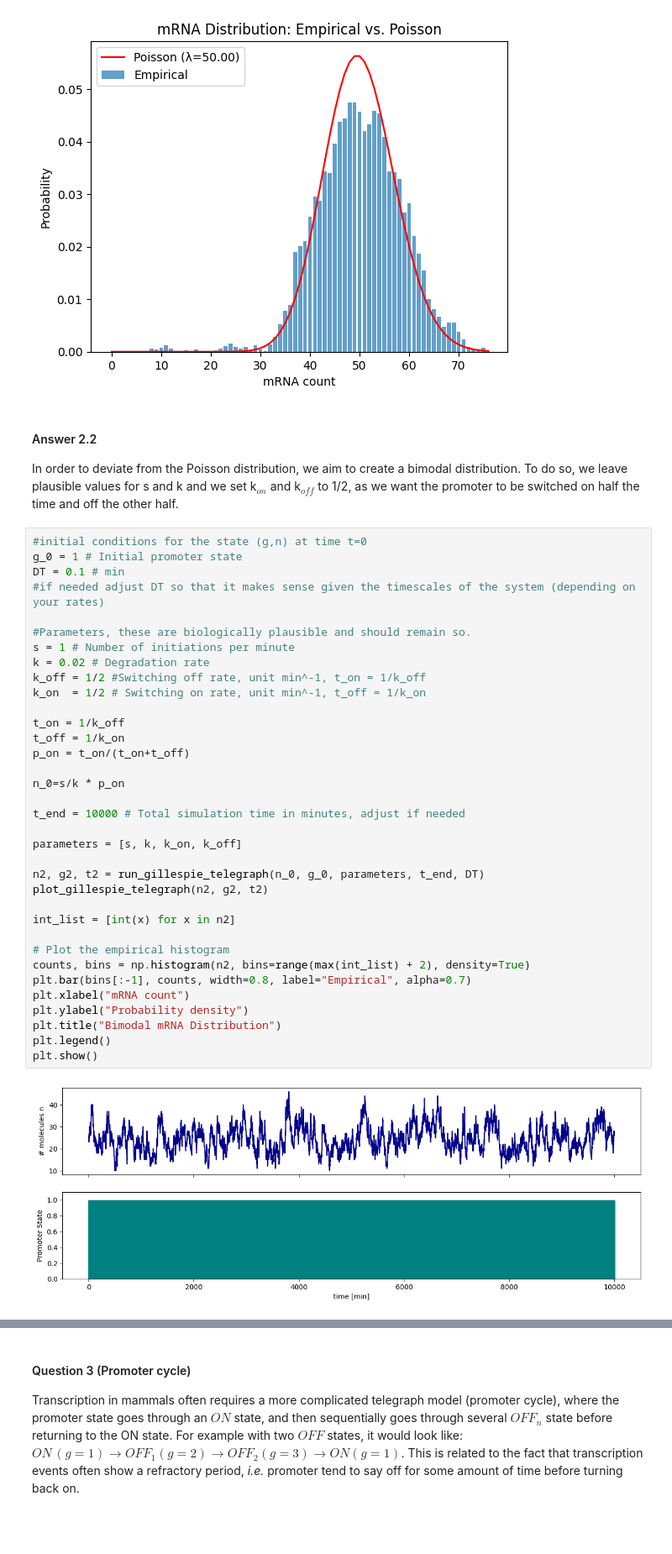
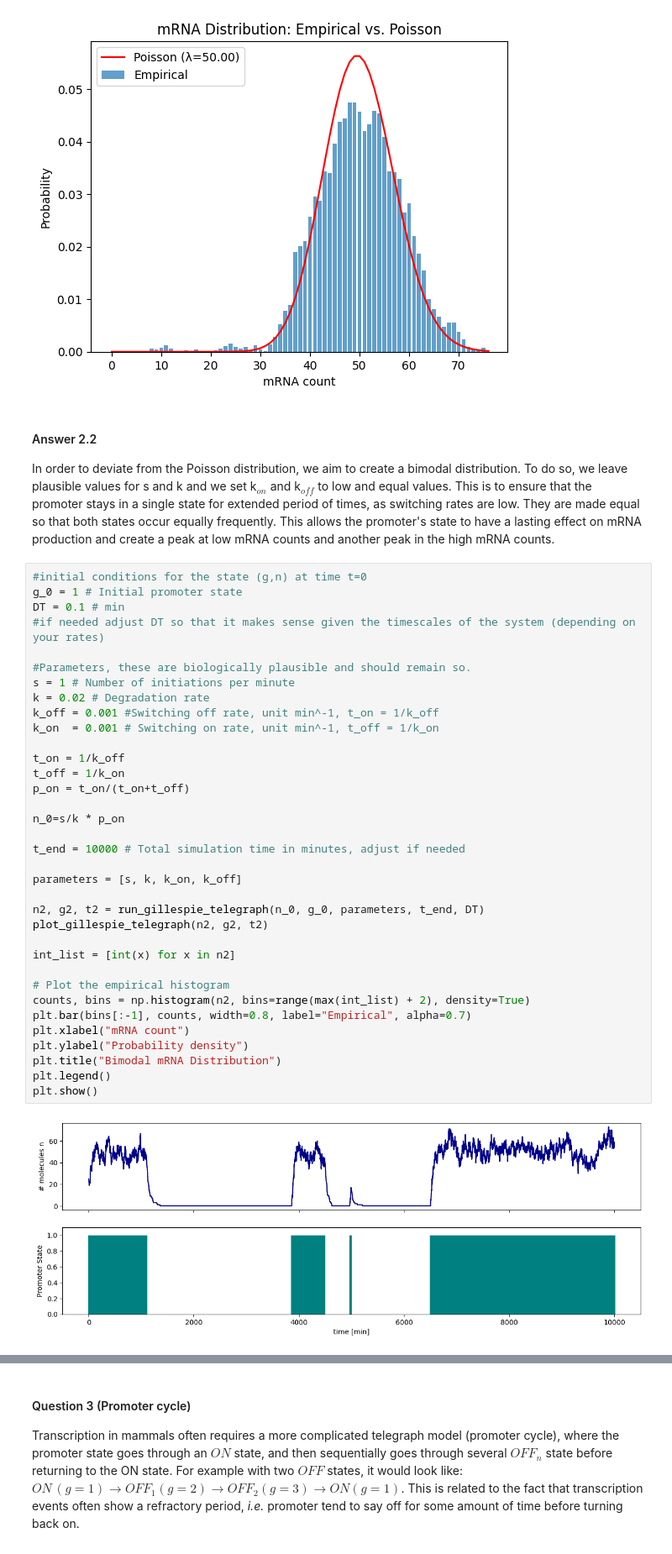
Before and after one commit to NicolasDugave/G2F-ex3, a Jupyter notebook: Exercise_Week10_11_A_Exercises_Maria.ipynb, the cells around one changed output, grey strips where cells are left out. Shown at 84% size. Saved outputs shown, nothing was run; the diff lists cells and outputs as text; blank space fills up the shorter version.

```diff
--- a/Exercise_Week10_11_A_Exercises_Maria.ipynb
+++ b/Exercise_Week10_11_A_Exercises_Maria.ipynb
@@ -425,7 +425,7 @@ plt.show()
 # %% [markdown]
 #### Answer 2.2
 
-In order to deviate from the Poisson distribution, we aim to create a bimodal distribution. To do so, we leave plausible values for s and k and we set k$_{on}$ and k$_{off}$ to 1/2, as we want the promoter to be switched on half the time and off the other half.
+In order to deviate from the Poisson distribution, we aim to create a bimodal distribution. To do so, we leave plausible values for s and k and we set k$_{on}$ and k$_{off}$ to low and equal values. This is to ensure that the promoter stays in a single state for extended period of times, as switching rates are low. They are made equal so that both states occur equally frequently. This allows the promoter's state to have a lasting effect on mRNA production and create a peak at low mRNA counts and another peak in the high mRNA counts.
 # %%
 #initial conditions for the state (g,n) at time t=0
 g_0 = 1 # Initial promoter state
@@ -433,33 +433,33 @@ DT = 0.1 # min
 #if needed adjust DT so that it makes sense given the timescales of the system (depending on your rates)
 
 #Parameters, these are biologically plausible and should remain so.
 s = 1 # Number of initiations per minute
 k = 0.02 # Degradation rate
-k_off = 1/2 #Switching off rate, unit min^-1, t_on = 1/k_off
-k_on  = 1/2 # Switching on rate, unit min^-1, t_off = 1/k_on
+k_off = 0.001 #Switching off rate, unit min^-1, t_on = 1/k_off
+k_on  = 0.001 # Switching on rate, unit min^-1, t_off = 1/k_on
 
 t_on = 1/k_off
 t_off = 1/k_on
 p_on = t_on/(t_on+t_off)
 
 n_0=s/k * p_on
 
 t_end = 10000 # Total simulation time in minutes, adjust if needed
 
 parameters = [s, k, k_on, k_off]
 
 n2, g2, t2 = run_gillespie_telegraph(n_0, g_0, parameters, t_end, DT)
 plot_gillespie_telegraph(n2, g2, t2)
 
 int_list = [int(x) for x in n2]
 
 # Plot the empirical histogram
 counts, bins = np.histogram(n2, bins=range(max(int_list) + 2), density=True)
 plt.bar(bins[:-1], counts, width=0.8, label="Empirical", alpha=0.7)
 plt.xlabel("mRNA count")
 plt.ylabel("Probability density")
 plt.title("Bimodal mRNA Distribution")
 plt.legend()
 plt.show()
 # %% [output]
-[figure, old version]
+[figure, new version]
```
Also changed, not shown: parts of 1 cell of this notebook.
